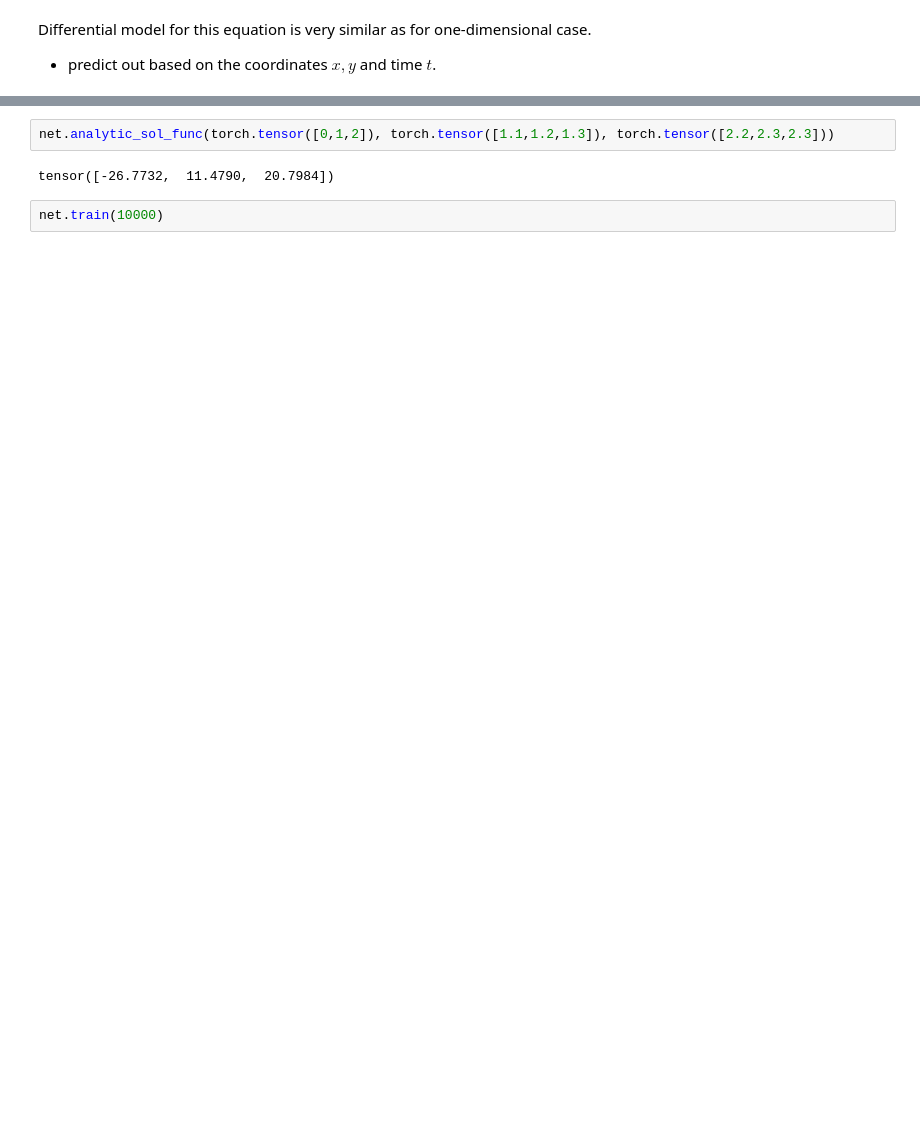
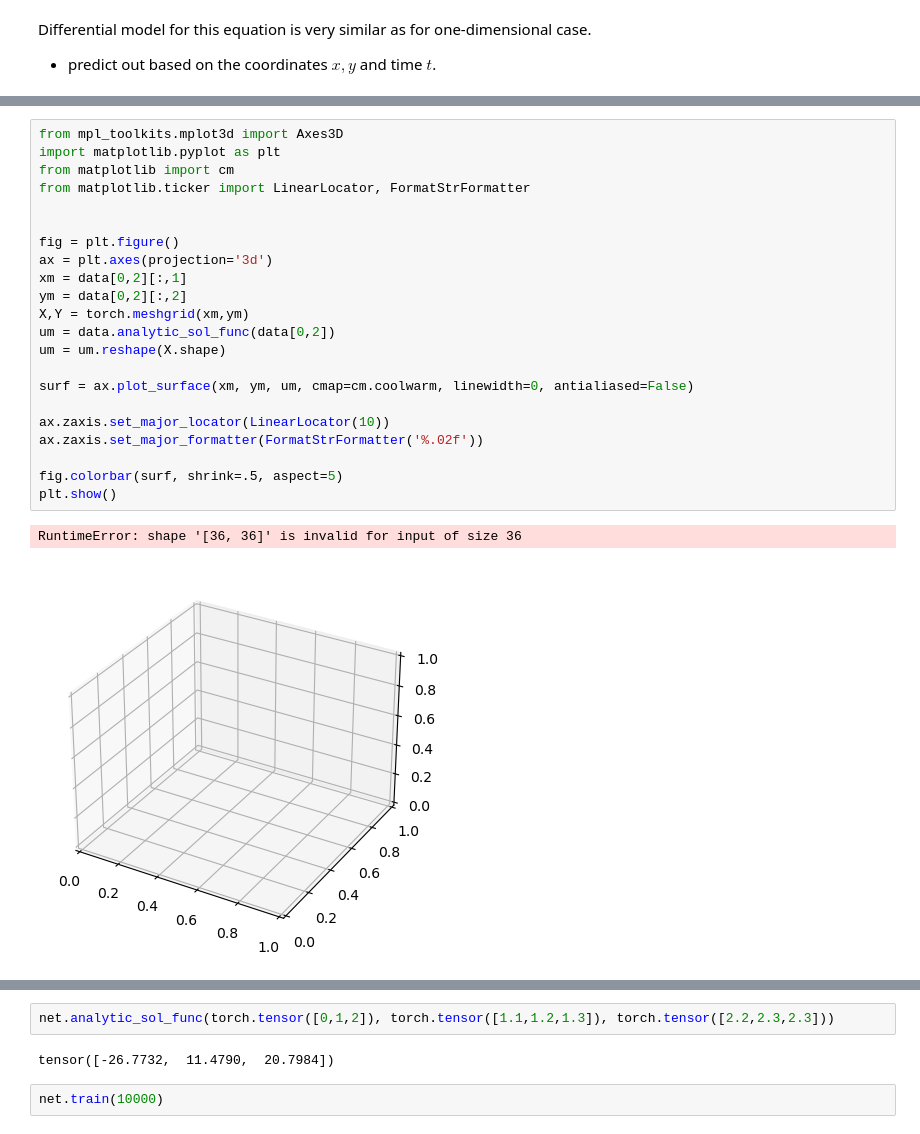
Before and after one commit to Teslos/SciML, a Jupyter notebook: PINNs/solveDiff.ipynb, the cells around one changed output, grey strips where cells are left out. Saved outputs shown, nothing was run; the diff lists cells and outputs as text; blank space fills up the shorter version.

```diff
--- a/PINNs/solveDiff.ipynb
+++ b/PINNs/solveDiff.ipynb
@@ -53,3 +284,28 @@ Differential model for this equation is very similar as for one-dimensional case
+# %%
+from mpl_toolkits.mplot3d import Axes3D
+import matplotlib.pyplot as plt
+from matplotlib import cm
+from matplotlib.ticker import LinearLocator, FormatStrFormatter
+
+
+fig = plt.figure()
+ax = plt.axes(projection='3d')
+xm = data[0,2][:,1]
+ym = data[0,2][:,2]
+X,Y = torch.meshgrid(xm,ym)
+um = data.analytic_sol_func(data[0,2])
+um = um.reshape(X.shape)
+
+surf = ax.plot_surface(xm, ym, um, cmap=cm.coolwarm, linewidth=0, antialiased=False)
+
+ax.zaxis.set_major_locator(LinearLocator(10))
+ax.zaxis.set_major_formatter(FormatStrFormatter('%.02f'))
+
+fig.colorbar(surf, shrink=.5, aspect=5)
+plt.show()
+# %% [output]
+RuntimeError: shape '[36, 36]' is invalid for input of size 36
+[figure, added]
 # %%
 learn_rate = 0.01
 class Net:
```
Also changed, not shown: parts of 12 cells of this notebook, 1 other file.
